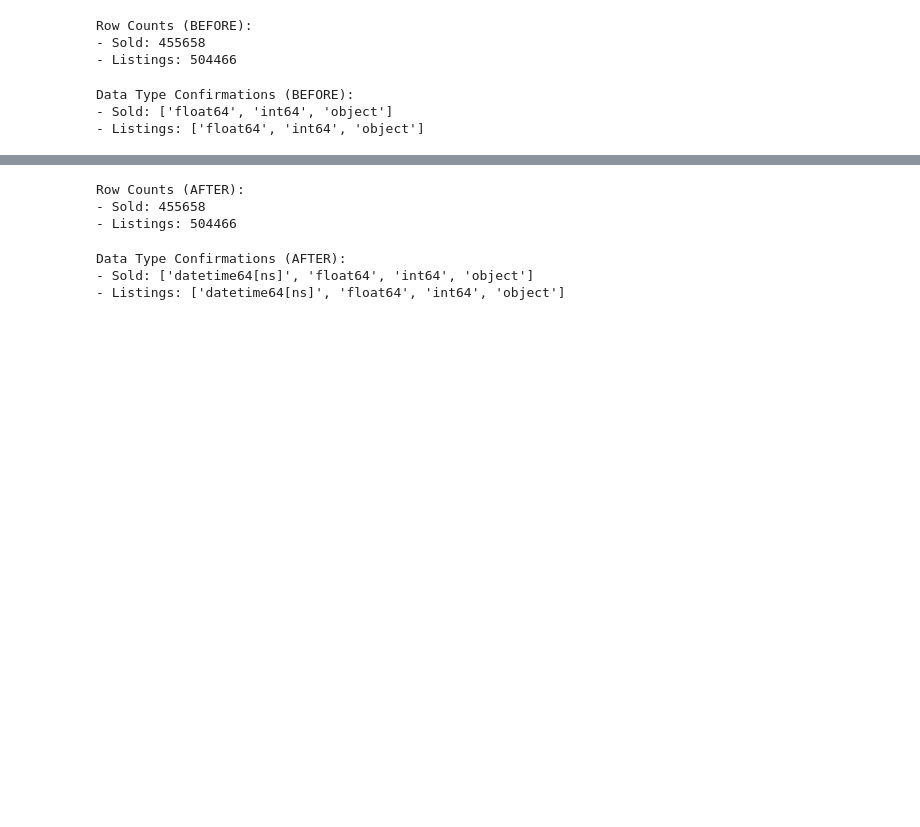
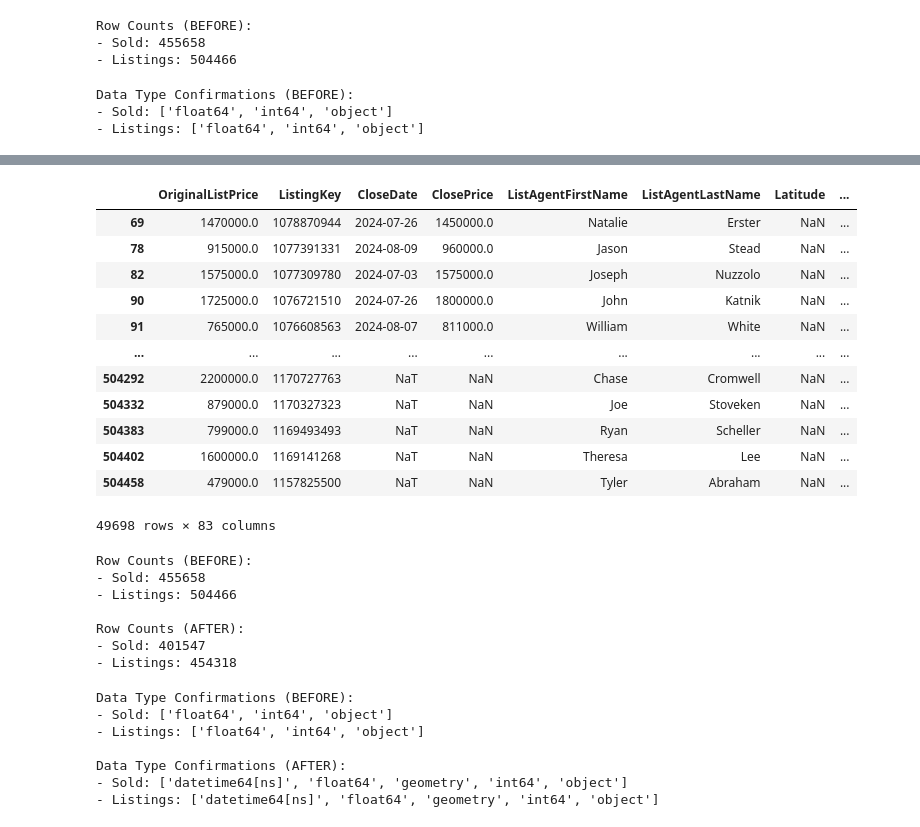
Before and after one commit to Michael-Anthony-Aguirre/IDX-Exchange-DA-Internship-2026, a Jupyter notebook: week4-5/4_cleaning-preparation.ipynb, the cells around one changed output, grey strips where cells are left out. Saved outputs shown, nothing was run; the diff lists cells and outputs as text; code cells hidden in the pictures; blank space fills up the shorter version.

```diff
--- a/week4-5/4_cleaning-preparation.ipynb
+++ b/week4-5/4_cleaning-preparation.ipynb
@@ -230,0 +266,21 @@ Geographic Data Checks
+# %%
+# CRMLSListing records with invalid coordinates
+df_listings_flagged[
+    (df_listings_flagged.null_coords_flag == 1) |
+    (df_listings_flagged.sentinel_null_coords_flag == 1) |
+    (df_listings_flagged.positive_longitude_flag == 1) |
+    (df_listings_flagged.out_of_state_coords_flag == 1)]
+# %% [output]
+|  | OriginalListPrice | ListingKey | CloseDate | ClosePrice | ListAgentFirstName | ListAgentLastName | Latitude | ... |
+| 69 | 1470000.0 | 1078870944 | 2024-07-26 | 1450000.0 | Natalie | Erster | NaN | ... |
+| 78 | 915000.0 | 1077391331 | 2024-08-09 | 960000.0 | Jason | Stead | NaN | ... |
+| 82 | 1575000.0 | 1077309780 | 2024-07-03 | 1575000.0 | Joseph | Nuzzolo | NaN | ... |
+| 90 | 1725000.0 | 1076721510 | 2024-07-26 | 1800000.0 | John | Katnik | NaN | ... |
+| 91 | 765000.0 | 1076608563 | 2024-08-07 | 811000.0 | William | White | NaN | ... |
+| ... | ... | ... | ... | ... | ... | ... | ... | ... |
+| 504292 | 2200000.0 | 1170727763 | NaT | NaN | Chase | Cromwell | NaN | ... |
+| 504332 | 879000.0 | 1170327323 | NaT | NaN | Joe | Stoveken | NaN | ... |
+| 504383 | 799000.0 | 1169493493 | NaT | NaN | Ryan | Scheller | NaN | ... |
+| 504402 | 1600000.0 | 1169141268 | NaT | NaN | Theresa | Lee | NaN | ... |
+| 504458 | 479000.0 | 1157825500 | NaT | NaN | Tyler | Abraham | NaN | ... |
+49698 rows × 83 columns
@@ -231,23 +296,35 @@ Geographic Data Checks
 # %%
-# WIP
+print("Row Counts (BEFORE):")
+print(f"- Sold: {df_sold_original_rows}")
+print(f"- Listings: {df_listings_original_rows}\n")
 
 print("Row Counts (AFTER):")
-print(f"- Sold: {len(df_sold)}")
-print(f"- Listings: {len(df_listings)}")
+print(f"- Sold: {len(df_sold_filtered)}")
+print(f"- Listings: {len(df_listings_filtered)}")
 # %% [output]
-Row Counts (AFTER):
+Row Counts (BEFORE):
 - Sold: 455658
 - Listings: 504466
+
+Row Counts (AFTER):
+- Sold: 401547
+- Listings: 454318
 # %%
-# WIP
+sold_filtered_dtypes = sorted(df_sold_filtered.dtypes.unique().astype(str).tolist())
+listings_filtered_dtypes = sorted(df_listings_filtered.dtypes.unique().astype(str).tolist())
 
-sold_dtypes = sorted(df_sold.dtypes.unique().astype(str).tolist())
-listings_dtypes = sorted(df_listings.dtypes.unique().astype(str).tolist())
+print("Data Type Confirmations (BEFORE):")
+print(f"- Sold: {sold_original_dtypes}")
+print(f"- Listings: {listings_original_dtypes}\n")
 
 print("Data Type Confirmations (AFTER):")
-print(f"- Sold: {sold_dtypes}")
-print(f"- Listings: {listings_dtypes}")
+print(f"- Sold: {sold_filtered_dtypes}")
+print(f"- Listings: {listings_filtered_dtypes}")
 # %% [output]
+Data Type Confirmations (BEFORE):
+- Sold: ['float64', 'int64', 'object']
+- Listings: ['float64', 'int64', 'object']
+
 Data Type Confirmations (AFTER):
-- Sold: ['datetime64[ns]', 'float64', 'int64', 'object']
-- Listings: ['datetime64[ns]', 'float64', 'int64', 'object']
+- Sold: ['datetime64[ns]', 'float64', 'geometry', 'int64', 'object']
+- Listings: ['datetime64[ns]', 'float64', 'geometry', 'int64', 'object']
```
Also changed, not shown: parts of 25 cells of this notebook.
